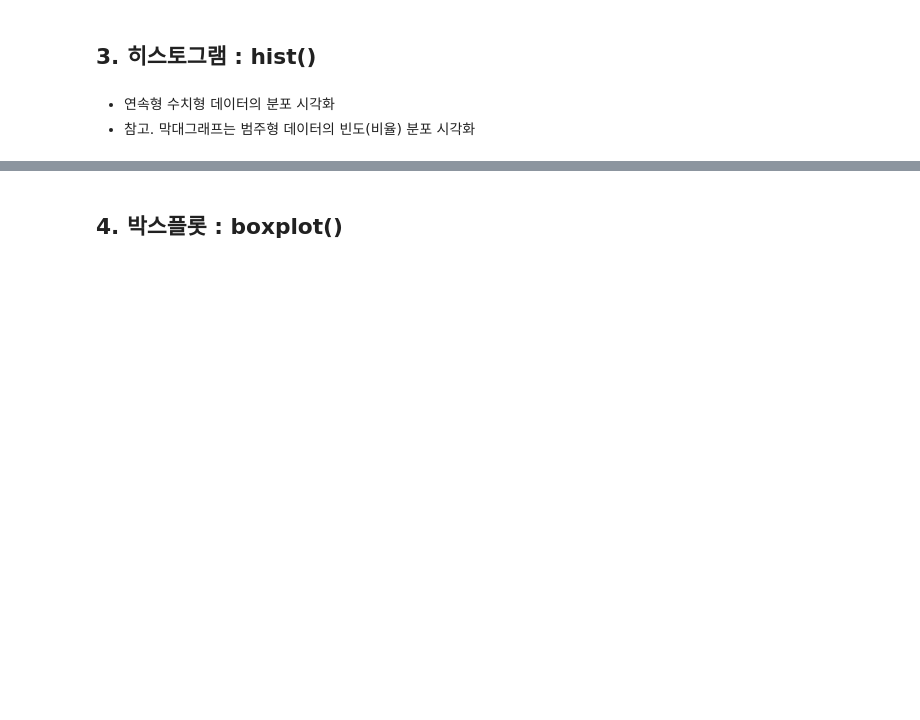
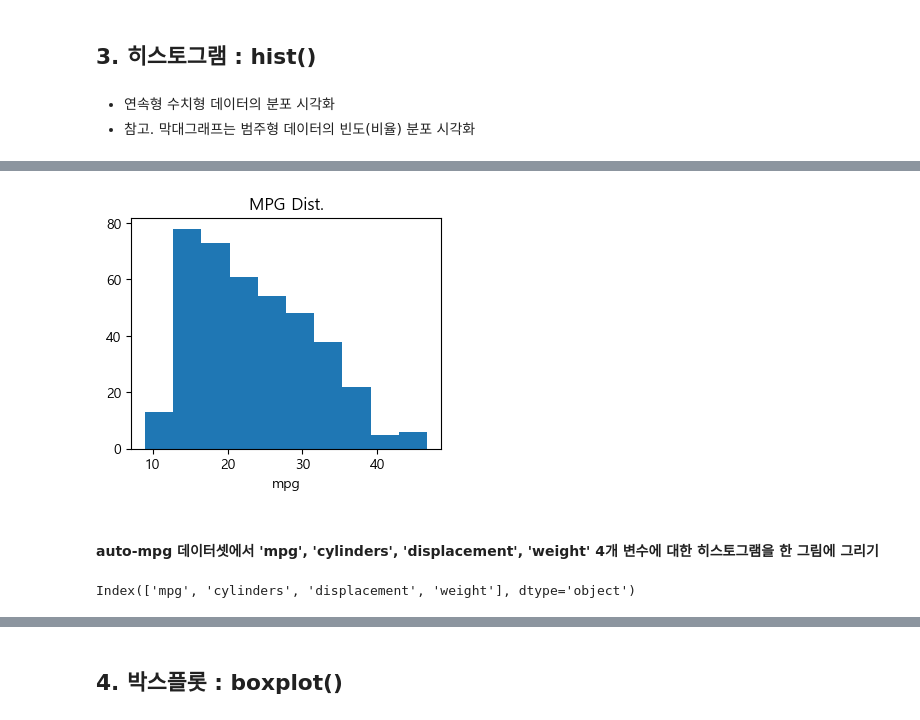
Before and after one commit to Yerial1125/visualization, a Jupyter notebook: 1_Matplotlib02.ipynb, the cells around one changed output, grey strips where cells are left out. Saved outputs shown, nothing was run; the diff lists cells and outputs as text; code cells hidden in the pictures; blank space fills up the shorter version.

```diff
--- a/1_Matplotlib02.ipynb
+++ b/1_Matplotlib02.ipynb
@@ -282,0 +311,3 @@ plt.show()
+# %%
+df = pd.read_csv('data/auto_mpg.csv', header=None)
+df.head()
@@ -282,0 +321,4 @@ plt.show()
+# %%
+df.columns = ['mpg', 'cylinders', 'displacement', 'horsepower', 'weight',
+            'accel', 'model_year', 'origin', 'name']
+df.head()
@@ -282,0 +366,15 @@ plt.show()
+# %%
+plt.figure(figsize=(4,3))
+plt.title('MPG Dist.')
+plt.hist(df.mpg)
+plt.xlabel('mpg')
+
+plt.show()
+# %% [output]
+[figure, added]
+# %% [markdown]
+#### auto-mpg 데이터셋에서 'mpg', 'cylinders', 'displacement', 'weight' 4개 변수에 대한 히스토그램을 한 그림에 그리기
+# %%
+df.columns[[0,1,2,4]]
+# %% [output]
+Index(['mpg', 'cylinders', 'displacement', 'weight'], dtype='object')
```
Also changed, not shown: parts of 45 cells of this notebook.
